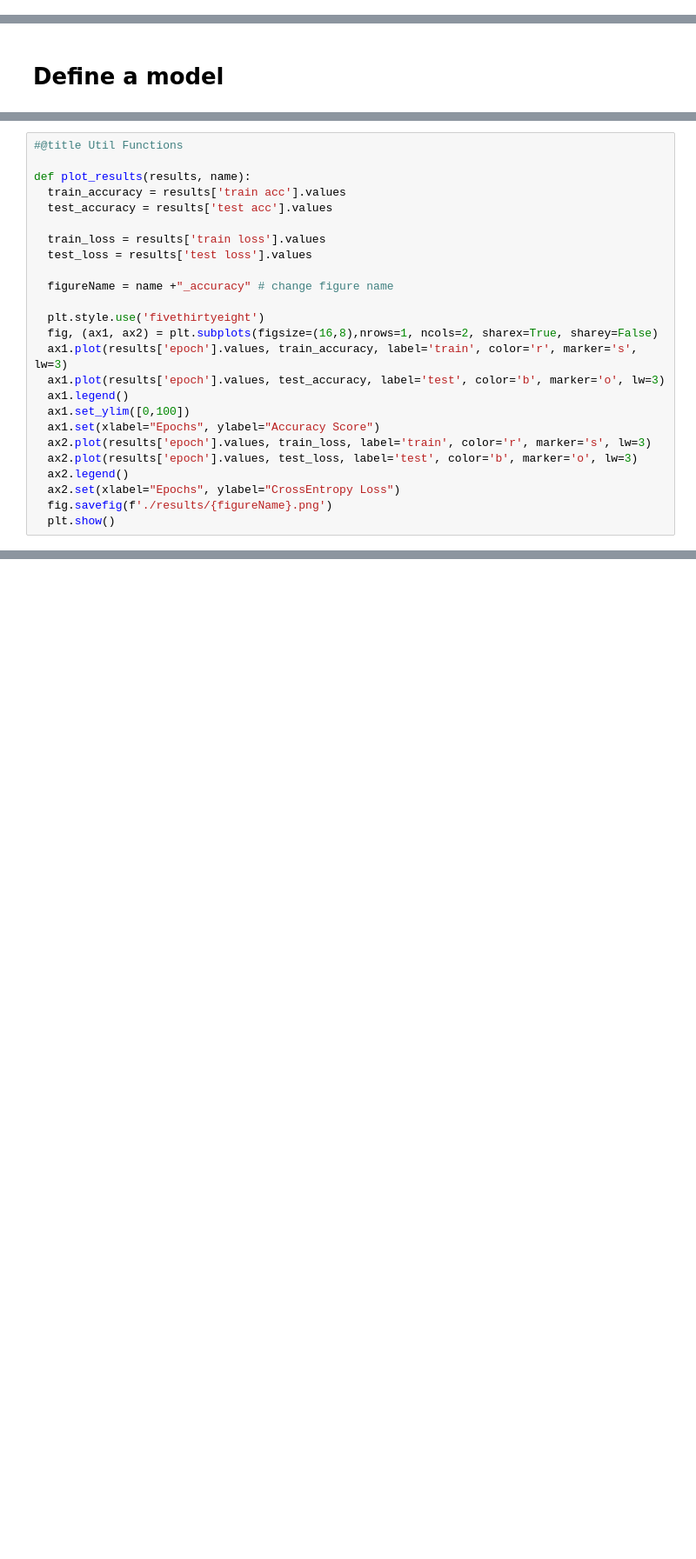
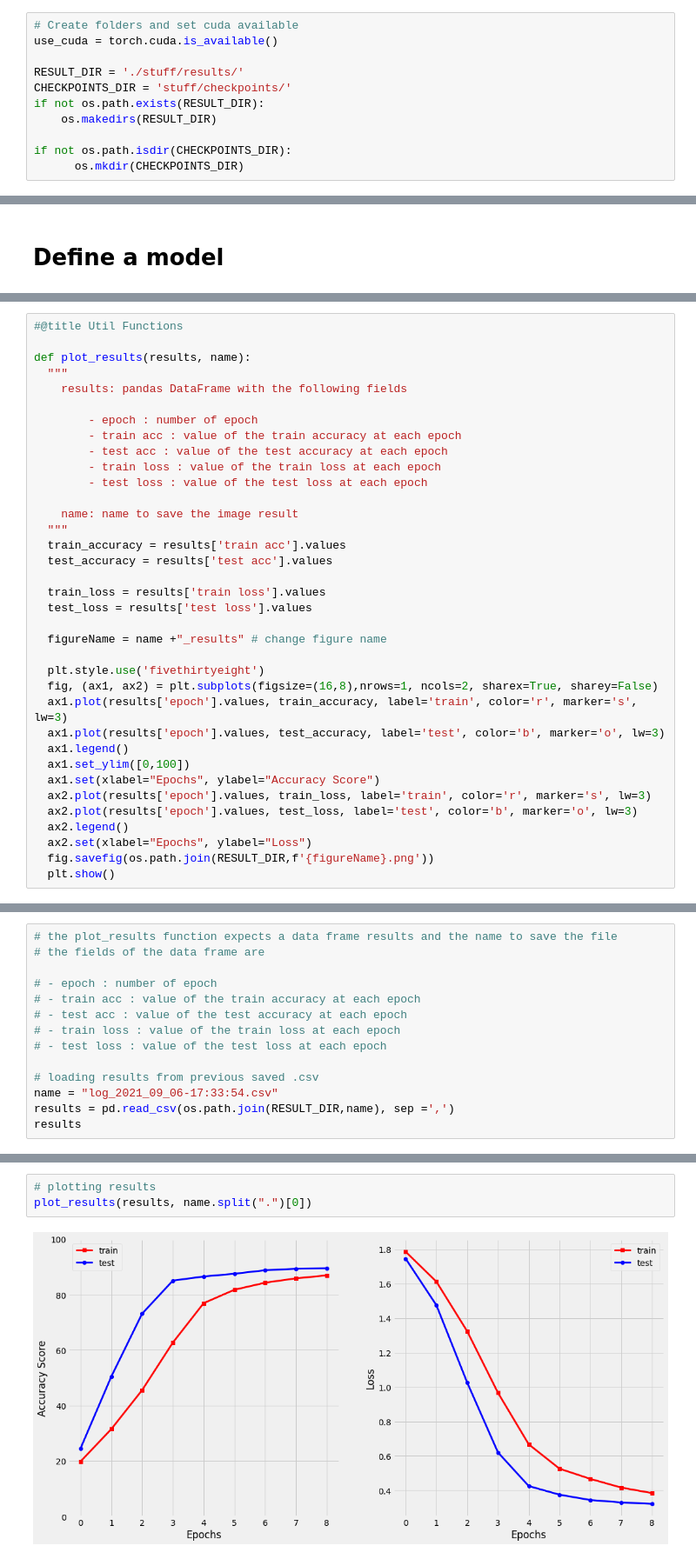
Before and after one commit to YachaySCG/summer_school_2021, a Jupyter notebook: template_pytorch_sc_2021.ipynb, the cells around one changed output, grey strips where cells are left out. Shown at 87% size. Cells and saved outputs as stored; diff of their text form; blank space fills up the shorter version.

```diff
--- a/template_pytorch_sc_2021.ipynb
+++ b/template_pytorch_sc_2021.ipynb
@@ -30,3 +41,14 @@ if COLAB_ENV:
+# %%
+# Create folders and set cuda available
+use_cuda = torch.cuda.is_available()
+
+RESULT_DIR = './stuff/results/'
+CHECKPOINTS_DIR = 'stuff/checkpoints/'
+if not os.path.exists(RESULT_DIR):
+    os.makedirs(RESULT_DIR)
+
+if not os.path.isdir(CHECKPOINTS_DIR):
+      os.mkdir(CHECKPOINTS_DIR)
 # %% [markdown]
 ##  Set random seed
 # %% [markdown]
@@ -231,13 +268,24 @@ imshow(torchvision.utils.make_grid(images[:10], nrow = 10))
 #@title Util Functions
 
 def plot_results(results, name):
+  """
+    results: pandas DataFrame with the following fields
+
+        - epoch : number of epoch
+        - train acc : value of the train accuracy at each epoch
+        - test acc : value of the test accuracy at each epoch
+        - train loss : value of the train loss at each epoch
+        - test loss : value of the test loss at each epoch
+
+    name: name to save the image result
+  """
   train_accuracy = results['train acc'].values
   test_accuracy = results['test acc'].values
 
   train_loss = results['train loss'].values
   test_loss = results['test loss'].values
 
-  figureName = name +"_accuracy" # change figure name
+  figureName = name +"_results" # change figure name
 
   plt.style.use('fivethirtyeight')
   fig, (ax1, ax2) = plt.subplots(figsize=(16,8),nrows=1, ncols=2, sharex=True, sharey=False)
@@ -249,6 +297,6 @@ def plot_results(results, name):
   ax2.plot(results['epoch'].values, train_loss, label='train', color='r', marker='s', lw=3)
   ax2.plot(results['epoch'].values, test_loss, label='test', color='b', marker='o', lw=3)
   ax2.legend()
-  ax2.set(xlabel="Epochs", ylabel="CrossEntropy Loss")
-  fig.savefig(f'./results/{figureName}.png')
+  ax2.set(xlabel="Epochs", ylabel="Loss")
+  fig.savefig(os.path.join(RESULT_DIR,f'{figureName}.png'))
   plt.show()
@@ -254,0 +309,14 @@ def plot_results(results, name):
+# %%
+# the plot_results function expects a data frame results and the name to save the file
+# the fields of the data frame are
+
+# - epoch : number of epoch
+# - train acc : value of the train accuracy at each epoch
+# - test acc : value of the test accuracy at each epoch
+# - train loss : value of the train loss at each epoch
+# - test loss : value of the test loss at each epoch
+
+# loading results from previous saved .csv
+name = "log_2021_09_06-17:33:54.csv"
+results = pd.read_csv(os.path.join(RESULT_DIR,name), sep =',')
+results
@@ -254,0 +334,5 @@ def plot_results(results, name):
+# %%
+# plotting results
+plot_results(results, name.split(".")[0])
+# %% [output]
+[figure, added]
```
Also changed, not shown: parts of 24 cells of this notebook, 2 other files.
